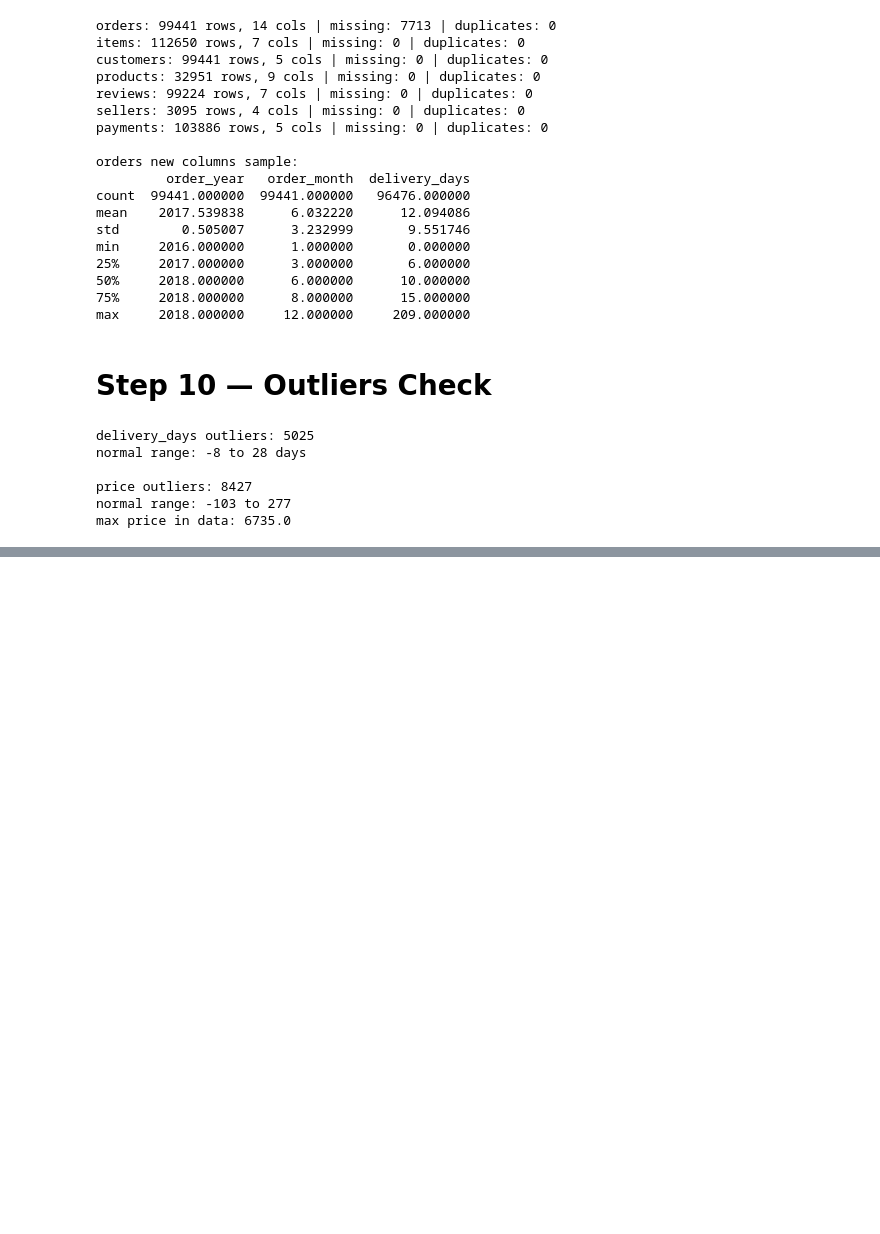
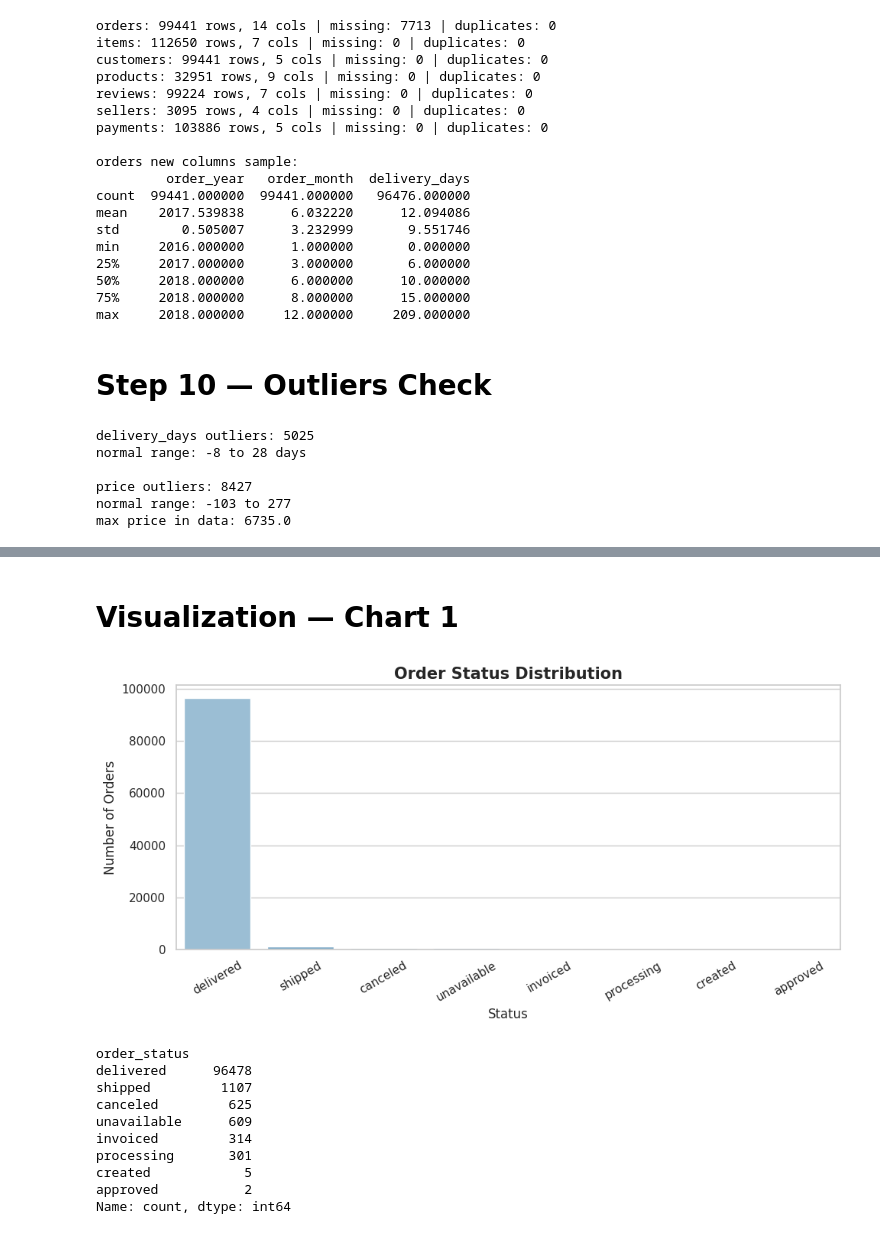
Before and after one commit to AiWriter404/olist-ecommerce-data-analysis, a Jupyter notebook: olist-ecommerce-data-analysis.ipynb, the cells around one changed output, grey strips where cells are left out. Drawn from its saved outputs; the diff is of its cells as text; code cells hidden in the pictures; blank space fills up the shorter version.

```diff
--- a/olist-ecommerce-data-analysis.ipynb
+++ b/olist-ecommerce-data-analysis.ipynb
@@ -627,0 +708,34 @@ max price in data: 6735.0
+# %% [markdown]
+# **Visualization — Chart 1**
+# %%
+# Visualization — Chart 1
+# Order Status Distribution
+
+order_status = orders['order_status'].value_counts()
+
+plt.figure(figsize=(10, 5))
+
+sns.barplot(x=order_status.index,
+            y=order_status.values,
+            palette='Blues_d')
+
+plt.title('Order Status Distribution', fontsize=15, fontweight='bold')
+plt.xlabel('Status')
+plt.ylabel('Number of Orders')
+plt.xticks(rotation=30)
+plt.tight_layout()
+plt.show()
+
+print(order_status)
+# %% [output]
+[figure, added]
+order_status
+delivered      96478
+shipped         1107
+canceled         625
+unavailable      609
+invoiced         314
+processing       301
+created            5
+approved           2
+Name: count, dtype: int64
```
Also changed, not shown: parts of 10 cells of this notebook.
